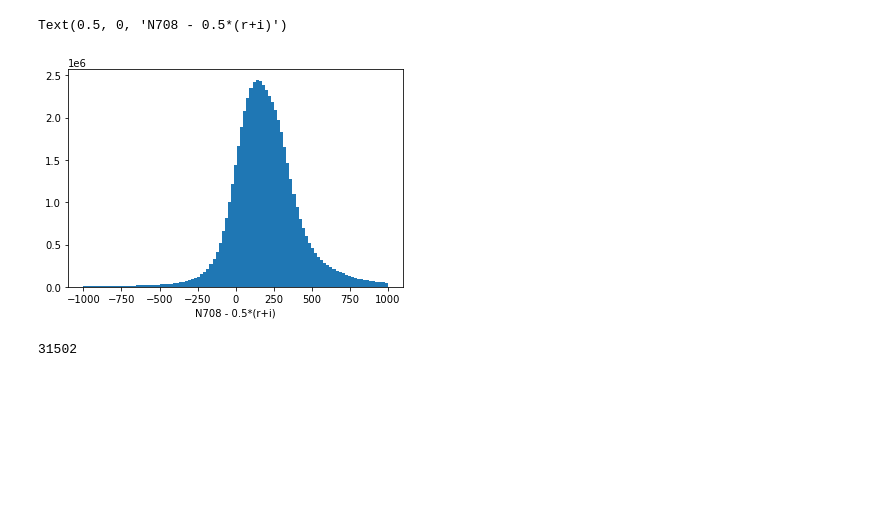
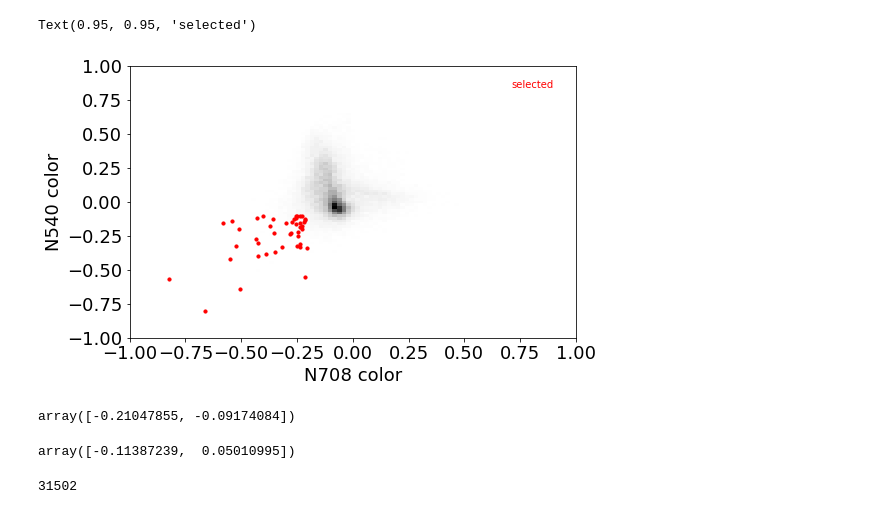
Before and after one commit to MerianSurvey/maria, a Jupyter notebook: notebooks/ReadExample.ipynb, the cells around one changed output. Drawn from its saved outputs; the diff is of its cells as text; code cells hidden in the pictures; blank space fills up the shorter version.

```diff
--- a/notebooks/ReadExample.ipynb
+++ b/notebooks/ReadExample.ipynb
@@ -19,9 +39,9 @@ cat = reader.read_tract_catalog(9333)
 # %%
 columns = [
-    'coord_ra_Merian',
-    'coord_dec_Merian',
-    'N708_cModelFlux_Merian',
-    'N708_cModelFluxErr_Merian',
+    #'coord_ra_Merian',
+    #'coord_dec_Merian',
+    #'N708_cModelFlux_Merian',
+    #'N708_cModelFluxErr_Merian',
     'r_cModelFlux_Merian',
     'r_cModelFluxErr_Merian',
     'r_gaap1p0Flux_Merian',
@@ -32,5 +52,5 @@ columns = [
     'i_gaap1p0FluxErr_Merian'
 ]
 # %%
-catalog = reader.assemble_catalog ( columns, usecode='n708_detect', verbose=True, )
+catalog = reader.assemble_catalog ( columns, usecode='rmagcut', verbose=True, usescratch=False )
 # %% [output]
@@ -69,6 +65,45 @@ print('a')
-# %%
-_ = plt.hist ( fluxexcess, bins=np.linspace(-1000.,1000,100) )
-plt.xlabel('N708 - 0.5*(r+i)')
-# %% [output]
-Text(0.5, 0, 'N708 - 0.5*(r+i)')
-[figure, removed]
+# %%
+# catalog = reader.read_tract_catalog(9333, usecode='rmagcut')
+medcontinuum = 0.5*(catalog['r_gaap1p0Flux_Merian'] + catalog['i_gaap1p0Flux_Merian'])
+
+n708_continuum =  0.5*(catalog['r_gaap1p0Flux_Merian'] + catalog['i_gaap1p0Flux_Merian'])
+n540_continuum =  0.5*(catalog['g_gaap1p0Flux_Merian'] + catalog['r_gaap1p0Flux_Merian'])
+
+n708_color = -2.5*np.log10(catalog['N708_gaap1p0Flux_Merian']/n708_continuum)
+n540_color = -2.5*np.log10(catalog['N540_gaap1p0Flux_Merian']/n540_continuum)
+
+rmag = -2.5*np.log10(catalog['r_cModelFlux_Merian'].astype(float)) + 31.
+selection = (n708_color<-0.2)&(n540_color<-0.1)&(rmag<20)
+# %%
+
+with plt.rc_context({'font.size':18}):
+    plt.figure(figsize=(8,5))
+    ax = plt.subplot(111)
+_=plt.hist2d (
+    n708_color,
+    n540_color,
+    bins=[np.linspace(-1,1.,100),np.linspace(-1,1,100)],
+    cmap='Greys'
+)
+plt.scatter (
+    n708_color[selection],
+    n540_color[selection],
+    s=10,
+    color='r'
+)
+plt.xlabel('N708 color')
+plt.ylabel('N540 color')
+plt.text ( 0.95, 0.95, 'selected', color='r', transform=ax.transAxes, ha='right', va='top' )
+#plt.axhline(0.)
+#plt.yscale('log')
+# %% [output]
+Text(0.95, 0.95, 'selected')
+[figure, added]
+# %%
+np.nanquantile(n708_color,[0.1,.5])
+# %% [output]
+array([-0.21047855, -0.09174084])
+# %%
+np.nanquantile(n540_color,[0.1,.5])
+# %% [output]
+array([-0.11387239,  0.05010995])
```
Also changed, not shown: parts of 13 cells of this notebook.
